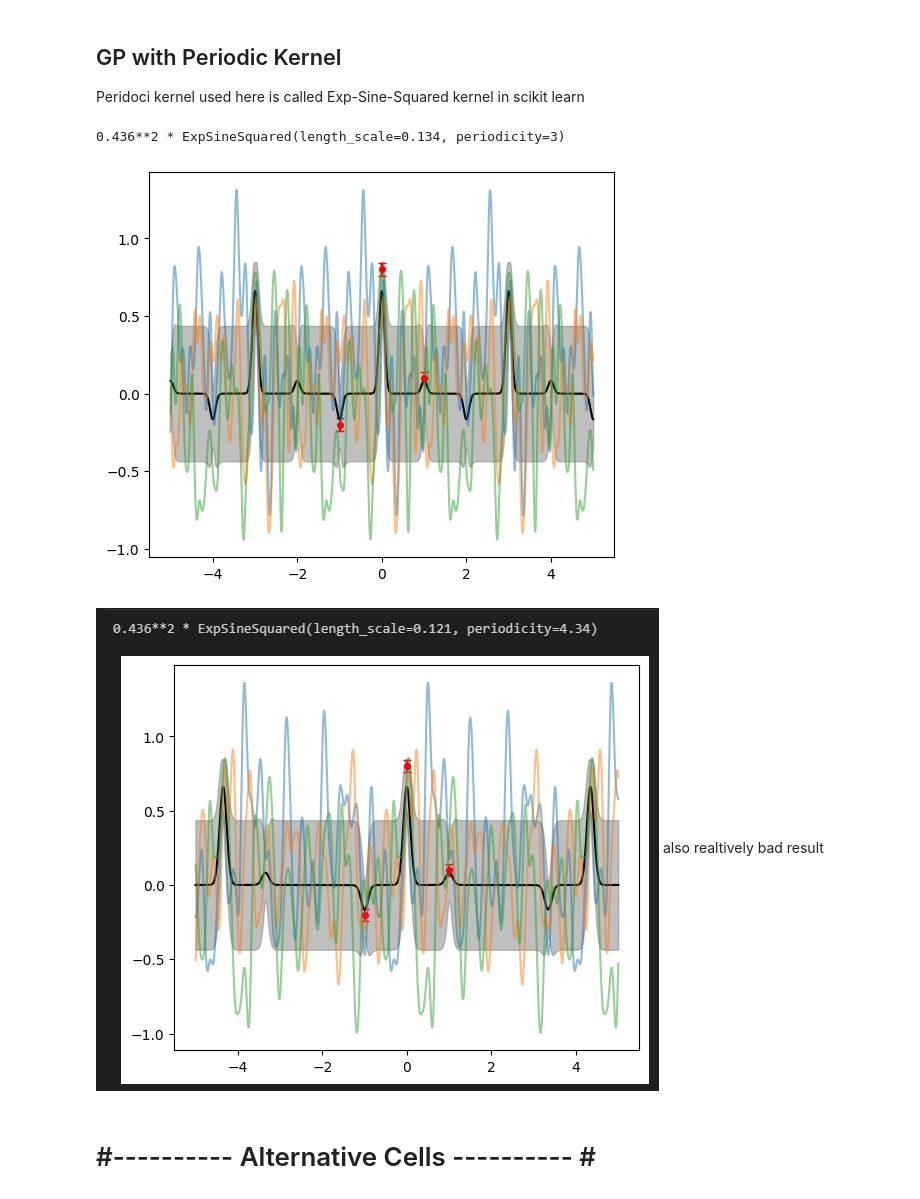
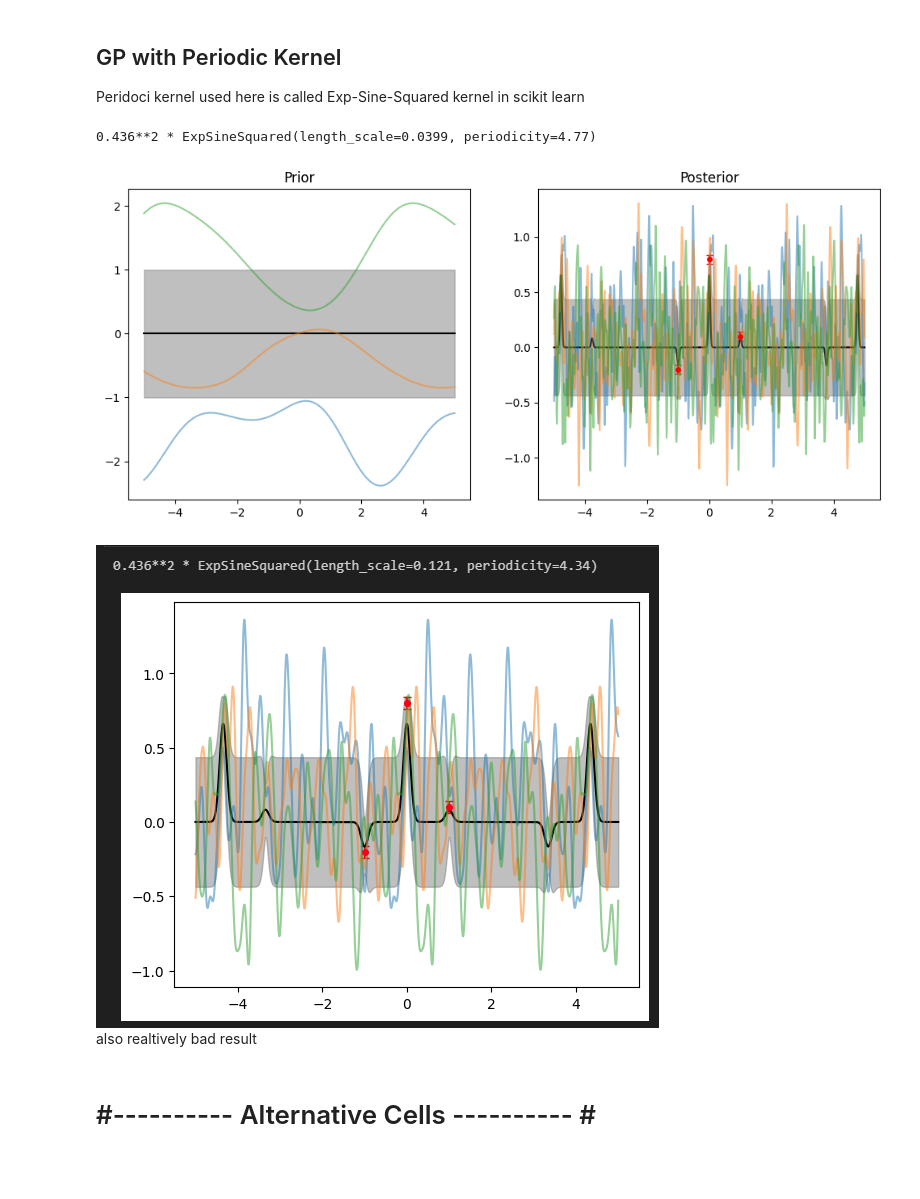
Before and after one commit to sebastian-k-physics/SciML_Gaussian_Processes, a Jupyter notebook: Gaussian_Processes_Sebastian_Klein.ipynb, the cells around one changed output. Drawn from its saved outputs; the diff is of its cells as text; code cells hidden in the pictures; blank space fills up the shorter version.

```diff
--- a/Gaussian_Processes_Sebastian_Klein.ipynb
+++ b/Gaussian_Processes_Sebastian_Klein.ipynb
@@ -533,42 +542,68 @@ y_test_err = np.ones(len(y_test))*(0.2**2)
 
 
 
-Periodic_kernel_scikit = init_params_per[0]**2 * ExpSineSquared(length_scale=init_params_per[2], length_scale_bounds=(1e-2, 4), periodicity=init_params_per[1], periodicity_bounds=(3,8))
+Periodic_kernel_scikit = init_params_per[0]**2 * ExpSineSquared(length_scale = init_params_per[2], length_scale_bounds = (1e-2, 4), \
+																 periodicity = init_params_per[1], periodicity_bounds = (3,8))
 
 gaussian_process = GaussianProcessRegressor(kernel = Periodic_kernel_scikit, alpha = y_test_err, n_restarts_optimizer = 9) #
 
+
+# ---------------------------------------- Prior ---------------------------------------- #
+
+# Predict mean and standard deviation values
+mean_prediction_prior, std_prediction_prior = gaussian_process.predict(x_axis_reshape, return_std=True)
+
+# Sample values from the GP
+sampled_values_prior = gaussian_process.sample_y(x_axis_reshape, n_samples=3)
+
+
+# ---------------------------------------- Posterior ---------------------------------------- #
+
+# Optimise the hyperparameters
 gaussian_process.fit(x_test.reshape(-1, 1), y_test.reshape(-1, 1))
 print(gaussian_process.kernel_ )# prints the kernel parameters
 
 
-mean_prediction, std_prediction = gaussian_process.predict(x_axis_reshape, return_std=True)
+# Predict mean and standard deviation values
+mean_prediction_posterior, std_prediction_posterior = gaussian_process.predict(x_axis_reshape, return_std=True)
 
-sampled_values = gaussian_process.sample_y(x_axis_reshape, n_samples=3)
-
-
-# ---------- Plot the new data ---------- #
-
-fig, ax = plt.subplots(figsize=(6,5))
-
-ax.errorbar(x_test, y_test, marker='.', yerr = y_test_err, \
-				   ls = 'none', color = 'red', ms = 8, capsize=3)
-
-
-ax.plot(x_axis_reshape, mean_prediction, color = 'black')
-ax.fill_between(x_axis, mean_prediction - std_prediction, \
-					   mean_prediction + std_prediction, color = 'gray', \
-						  alpha = 0.5, label = r'1 $\sigma$')
-
-sampled_values = gaussian_process.sample_y(x_axis_reshape, n_samples=3)
-
-ax.plot(x_axis, sampled_values, alpha = 0.5 )
-
-plt.show()
+sampled_values_posterior = gaussian_process.sample_y(x_axis_reshape, n_samples=3)
 # %% [output]
-0.436**2 * ExpSineSquared(length_scale=0.134, periodicity=3)
+0.436**2 * ExpSineSquared(length_scale=0.0399, periodicity=4.77)
-[figure, removed]
+# %%
+# ---------------------------------------- Plot the prior  ---------------------------------------- #
+
+fig, ax = plt.subplots(1,2, figsize=(12,5))
+
+ax[0].plot(x_axis_reshape, mean_prediction_prior, color = 'black')
+ax[0].fill_between(x_axis, mean_prediction_prior - std_prediction_prior, \
+					   mean_prediction_prior + std_prediction_prior, color = 'gray', \
+						  alpha = 0.5, label = r'1 $\sigma$')
+
+# ax.plot(x_axis, sampled_values[:,0], alpha = 0.5 )
+ax[0].plot(x_axis, sampled_values_prior, alpha = 0.5 )
+ax[0].set_title('Prior')
+
+# ---------------------------------------- Plot posterior ---------------------------------------- #
+
+
+ax[1].errorbar(x_test, y_test, marker='.', yerr = y_test_err, \
+				   ls = 'none', color = 'red', ms = 8, capsize=3)
+
+
+ax[1].plot(x_axis_reshape, mean_prediction_posterior, color = 'black')
+ax[1].fill_between(x_axis, mean_prediction_posterior - std_prediction_posterior, \
+					   mean_prediction_posterior + std_prediction_posterior, color = 'gray', \
+						  alpha = 0.5, label = r'1 $\sigma$')
+
+# ax.plot(x_axis, sampled_values[:,0], alpha = 0.5 )
+ax[1].plot(x_axis, sampled_values_posterior, alpha = 0.5 )
+ax[1].set_title('Posterior')
+plt.show()
+# %% [output]
+[figure, added]
 # %% [markdown]
-![image.png](attachment:image.png)
+![image.png](attachment:image.png) <br>
 also realtively bad result
 # %% [markdown]
 # #---------- Alternative Cells ---------- # #
```
Also changed, not shown: parts of 9 cells of this notebook, 3 other files.
